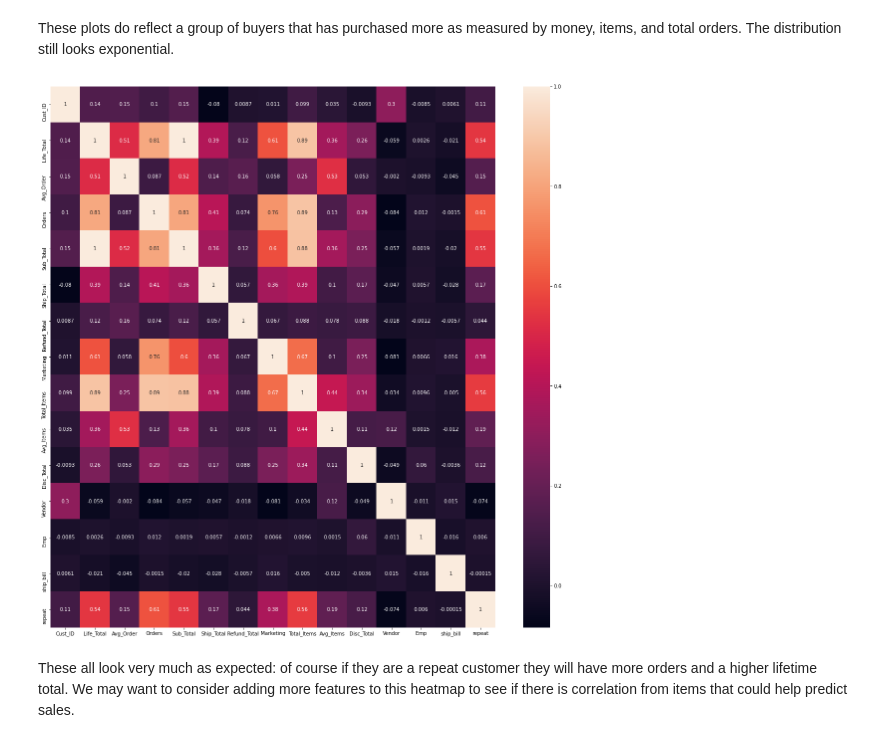
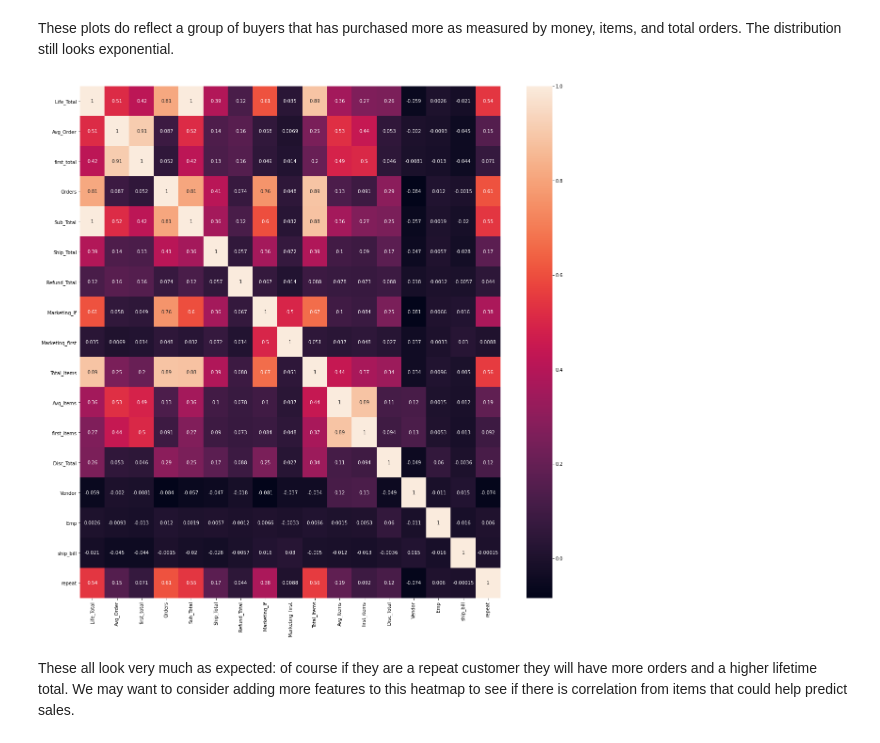
Before and after one commit to shahinrostami/Shopify-CLV, a Jupyter notebook: Cap2_EDA.ipynb, the cells around one changed output. Saved outputs shown, nothing was run; the diff lists cells and outputs as text; code cells hidden in the pictures.

```diff
--- a/Cap2_EDA.ipynb
+++ b/Cap2_EDA.ipynb
@@ -40,7 +40,7 @@ import pickle
 os.chdir("C:\Springboard\Github\Capstone2_cust\Intermediate_Data")
 # %%
 # load the pickled version of the Customer DF (Cust)
-df = pickle.load(open("Cust3.pkl", "rb"))
+df = pickle.load(open("Cust4.pkl", "rb"))
 # look at the first 10 rows of this file
 df.head(10)
 # %% [output]
@@ -135,11 +135,11 @@ _ = rep[['Life_Total', 'Avg_Order', 'Orders', 'Sub_Total', 'Ship_Total', 'Refund
 These plots do reflect a group of buyers that has purchased more as measured by money, items, and total orders. The distribution still looks exponential.
 # %%
 # let's look at the correlation coefficient
-corr = df.corr()
+corr = df.drop(['Cust_ID'], axis=1).corr()
 fig, ax = plt.subplots(figsize=(20,20))
 _ = sns.heatmap(corr, annot=True, ax=ax)
 # %% [output]
-[figure, old version]
+[figure, new version]
 # %% [markdown]
 These all look very much as expected: of course if they are a repeat customer they will have more orders and a higher lifetime total. We may want to consider adding more features to this heatmap to see if there is correlation from items that could help predict sales.
 # %% [markdown]
```
Also changed, not shown: parts of 33 cells of this notebook, 9 other files.
